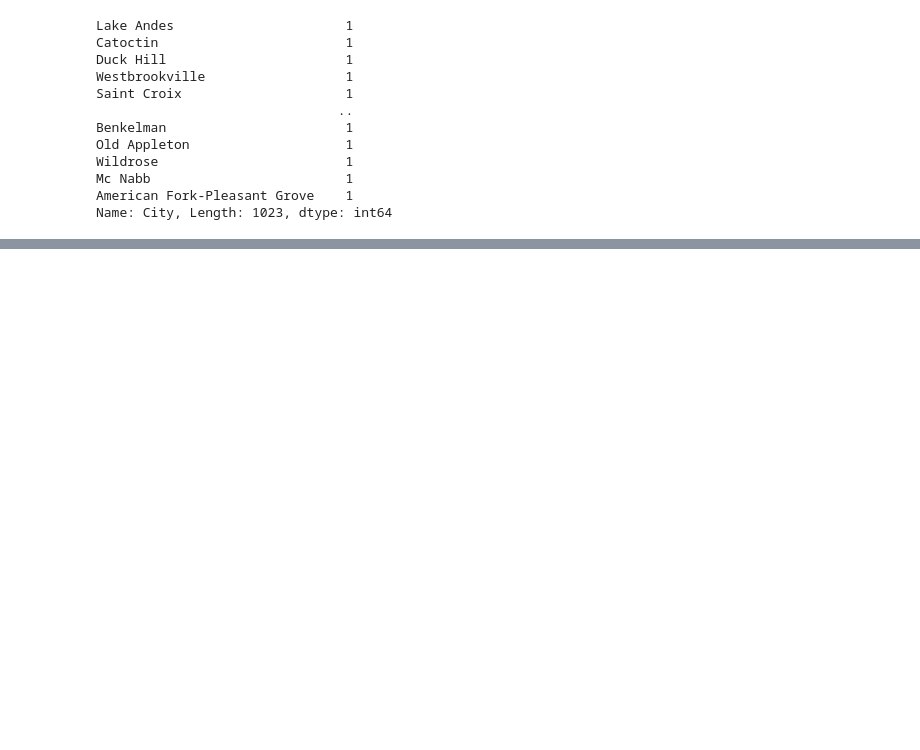
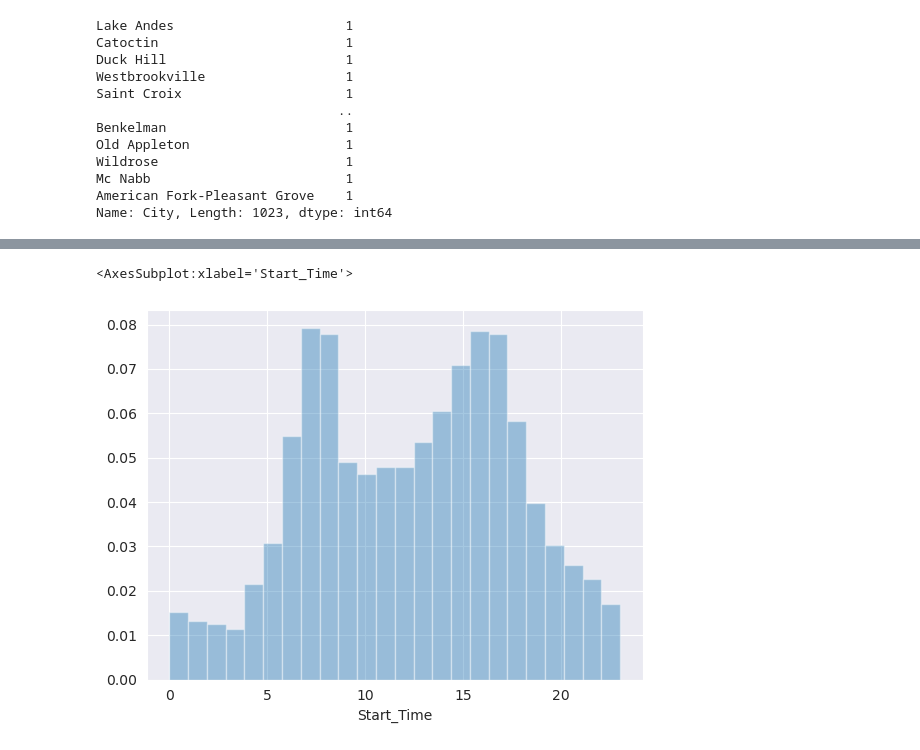
Before and after one commit to sakaifee/US_Accident_EDA, a Jupyter notebook: US_accident.ipynb, the cells around one changed output, grey strips where cells are left out. Cells and saved outputs as stored; diff of their text form; code cells hidden in the pictures; blank space fills up the shorter version.

```diff
--- a/US_accident.ipynb
+++ b/US_accident.ipynb
@@ -237,0 +234,3 @@ Name: City, Length: 1023, dtype: int64
+# %%
+data.Start_Time = pd.to_datetime(data.Start_Time)
+data.Start_Time[0]
@@ -237,0 +254,5 @@ Name: City, Length: 1023, dtype: int64
+# %%
+sns.distplot(data.Start_Time.dt.hour, bins=24, kde=False, norm_hist=True)
+# %% [output]
+<AxesSubplot:xlabel='Start_Time'>
+[figure, added]
```
Also changed, not shown: parts of 19 cells of this notebook.
